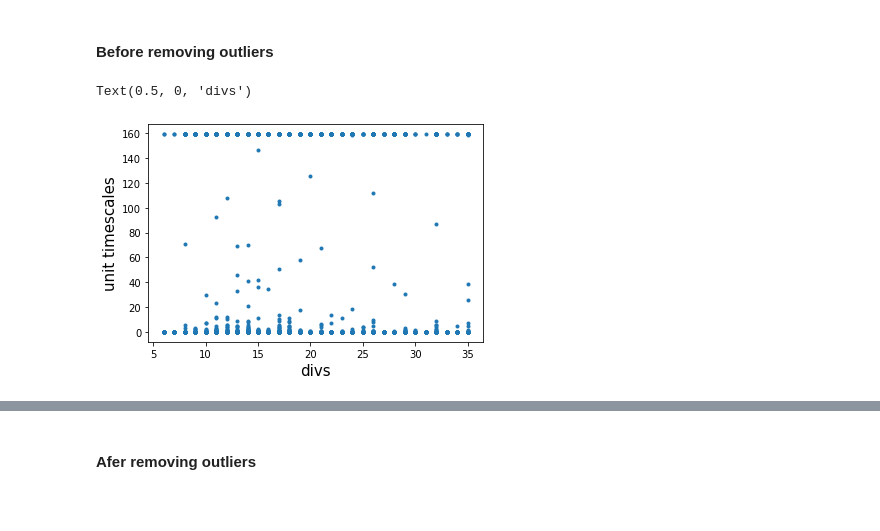
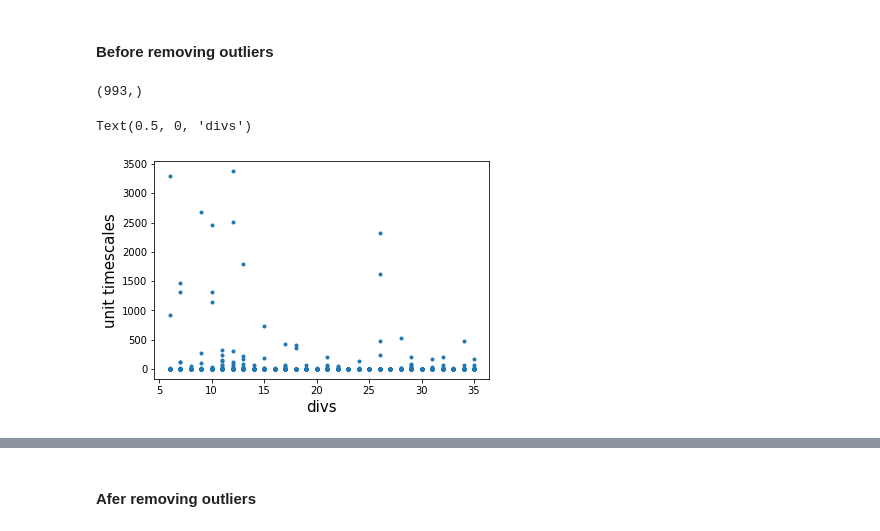
Before and after one commit to voytekresearch/timescale_development, a Jupyter notebook: rat_analysis_workflow/timescale-methods_estimations.ipynb, the cells around one changed output, grey strips where cells are left out. Cells and saved outputs as stored; diff of their text form; code cells hidden in the pictures; blank space fills up the shorter version.

```diff
--- a/rat_analysis_workflow/timescale-methods_estimations.ipynb
+++ b/rat_analysis_workflow/timescale-methods_estimations.ipynb
@@ -251,13 +453,17 @@ arPSD_tau, ardivs, arcultures,arPSD = remove_nans(np.asarray(arPSD_tau), np.asar
 ### Plot timescales over development
 # %% [markdown]
 #### Before removing outliers
+# %%
+np.where(wPSD_tau > 10000)[0].shape
+# %% [output]
+(993,)
 # %%
-plt.plot(wdivs, wPSD_tau, '.')
+plt.plot(wdivs[np.where(wPSD_tau < 10000)[0]], wPSD_tau[np.where(wPSD_tau < 10000)[0]], '.')
 plt.ylabel('unit timescales', size=15)
 plt.xlabel('divs', size=15)
 # %% [output]
 Text(0.5, 0, 'divs')
-[figure, old version]
+[figure, new version]
 # %%
 plt.plot(ardivs, arPSD_tau, '.')
 plt.ylabel('unit timescales', size=15)
```
Also changed, not shown: parts of 46 cells of this notebook, 3 other files.
